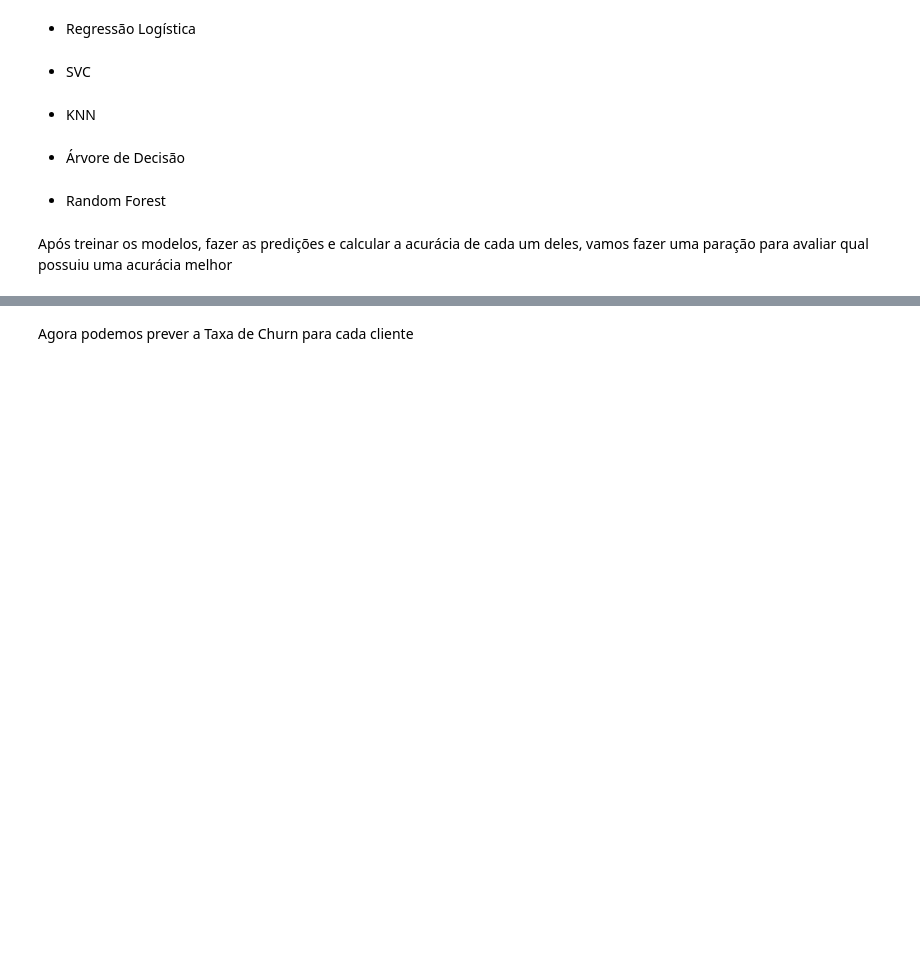
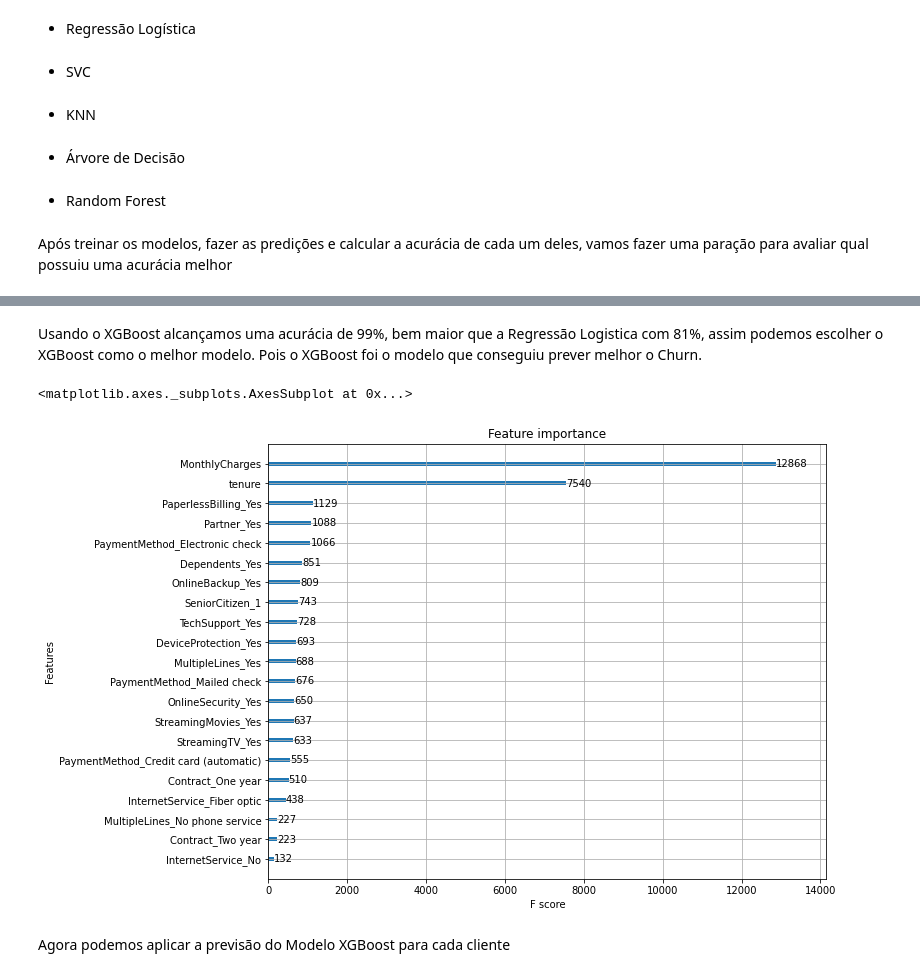
Before and after one commit to k3ybladewielder/DataScience-and-Machine-Learning, a Jupyter notebook: Previsao_de_Churn/Predição_de_Churn.ipynb, the cells around one changed output, grey strips where cells are left out. Cells and saved outputs as stored; diff of their text form; code cells hidden in the pictures; blank space fills up the shorter version.

```diff
--- a/Previsao_de_Churn/Predição_de_Churn.ipynb
+++ b/Previsao_de_Churn/Predição_de_Churn.ipynb
@@ -423,0 +484,14 @@ array([[1396,  165],
+# %%
+# ajuste do modelo nos dados de treino
+xgb = XGBClassifier(learning_rate =0.1,
+ n_estimators=1000,
+ max_depth=6,
+ min_child_weight=1,
+ gamma=0,
+ subsample=0.8,
+ colsample_bytree=0.8,
+ objective= 'binary:logistic',
+ nthread=4,
+ scale_pos_weight=1.0,
+ seed=27)
+xgb.fit(X_train, y_train)
@@ -424,3 +520,14 @@ array([[1396,  165],
+# %% [markdown]
+Usando o XGBoost alcançamos uma acurácia de 99%, bem maior que a Regressão Logistica com 81%, assim podemos escolher o XGBoost como o melhor modelo. Pois o XGBoost foi o modelo que conseguiu prever melhor o Churn.
+# %%
+#Analisando a importância de cada variável
+import matplotlib.pyplot as plt
+from xgboost import plot_importance
+fig, ax = plt.subplots(figsize=(10,8))
+plot_importance(xgb, ax=ax)
+# %% [output]
+<matplotlib.axes._subplots.AxesSubplot at 0x...>
+[figure, added]
 # %% [markdown]
-Agora podemos prever a Taxa de Churn para cada cliente
+Agora podemos aplicar a previsão do Modelo XGBoost para cada cliente
 # %%
```
Also changed, not shown: parts of 26 cells of this notebook.
